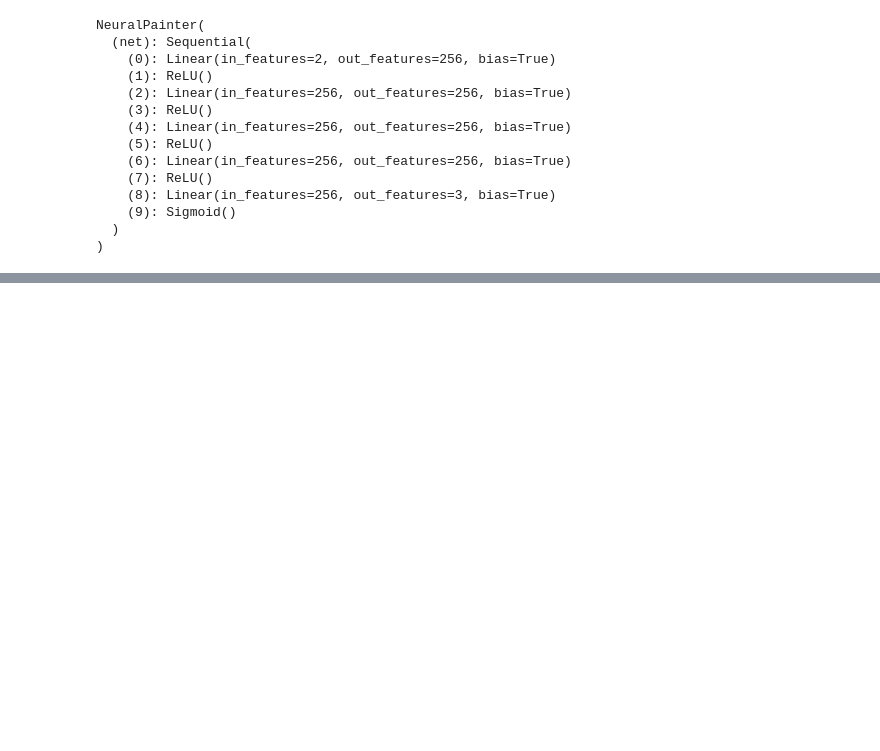
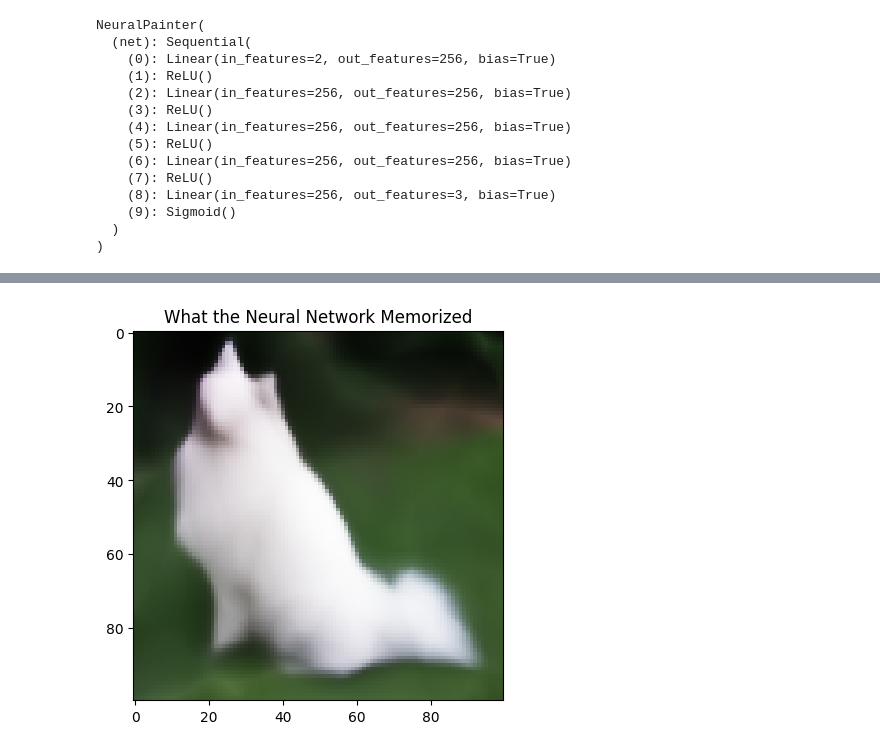
Before and after one commit to Chhetrimandip/3d_ai_learning, a Jupyter notebook: Week1_Foundation/Image_learner.ipynb, the cells around one changed output, grey strips where cells are left out. Drawn from its saved outputs; the diff is of its cells as text; code cells hidden in the pictures; blank space fills up the shorter version.

```diff
--- a/Week1_Foundation/Image_learner.ipynb
+++ b/Week1_Foundation/Image_learner.ipynb
@@ -229,0 +230,26 @@ step 2000 , Error (loss): 0.00186
+# %%
+from torchvision.transforms import ToPILImage
+import matplotlib.pyplot as plt
+
+# 1. Ask the model for the final image
+with torch.no_grad():
+    # Get all guesses
+    final_guesses = model(inputs) # Shape: [10000, 3]
+
+    # 2. Reshape back to a square: [100, 100, 3]
+    reconstructed_img = final_guesses.reshape(h, w, 3)
+
+    # 3. Swap dimensions to PyTorch format: [3, 100, 100]
+    # Height (0), Width (1), Channels (2) -> Channels (2), Height (0), Width (1)
+    final_tensor = reconstructed_img.permute(2, 0, 1)
+
+# 4. Show the result
+result_img = ToPILImage()(final_tensor)
+plt.imshow(result_img)
+plt.title("What the Neural Network Memorized")
+plt.show()
+
+# Optional: Save it
+result_img.save("day9_output.png")
+# %% [output]
+[figure, added]
```
Also changed, not shown: parts of 1 cell of this notebook, 2 other files.
